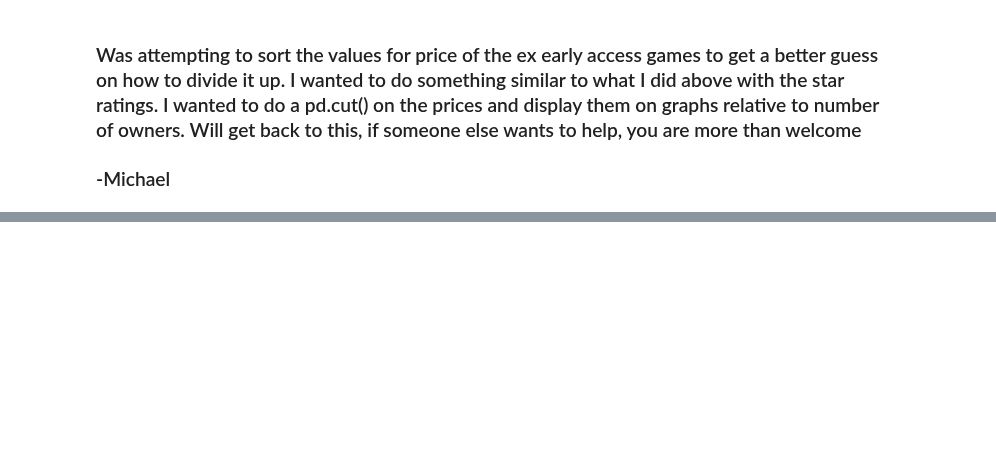
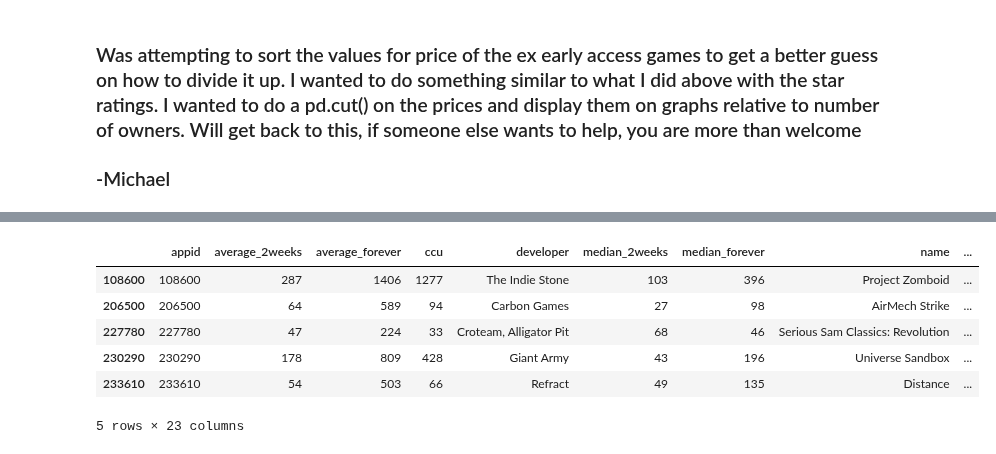
Before and after one commit to UNCG-CSE/SteamConnect, a Jupyter notebook: code/early_access_sorting.ipynb, the cells around one changed output, grey strips where cells are left out. Cells and saved outputs as stored; diff of their text form; code cells hidden in the pictures; blank space fills up the shorter version.

```diff
--- a/code/early_access_sorting.ipynb
+++ b/code/early_access_sorting.ipynb
@@ -272,0 +326,13 @@ new_ex_early_access.price.max()
+# %%
+rating_check = new_early_access['total reviews'] > 50
+high_score = new_early_access['userscore'] > 85
+# %%
+new_early_access[rating_check & high_score].head()
+# %% [output]
+|  | appid | average_2weeks | average_forever | ccu | developer | median_2weeks | median_forever | name | ... |
+| 108600 | 108600 | 287 | 1406 | 1277 | The Indie Stone | 103 | 396 | Project Zomboid | ... |
+| 206500 | 206500 | 64 | 589 | 94 | Carbon Games | 27 | 98 | AirMech Strike | ... |
+| 227780 | 227780 | 47 | 224 | 33 | Croteam, Alligator Pit | 68 | 46 | Serious Sam Classics: Revolution | ... |
+| 230290 | 230290 | 178 | 809 | 428 | Giant Army | 43 | 196 | Universe Sandbox | ... |
+| 233610 | 233610 | 54 | 503 | 66 | Refract | 49 | 135 | Distance | ... |
+5 rows × 23 columns
```
Also changed, not shown: parts of 10 cells of this notebook.
